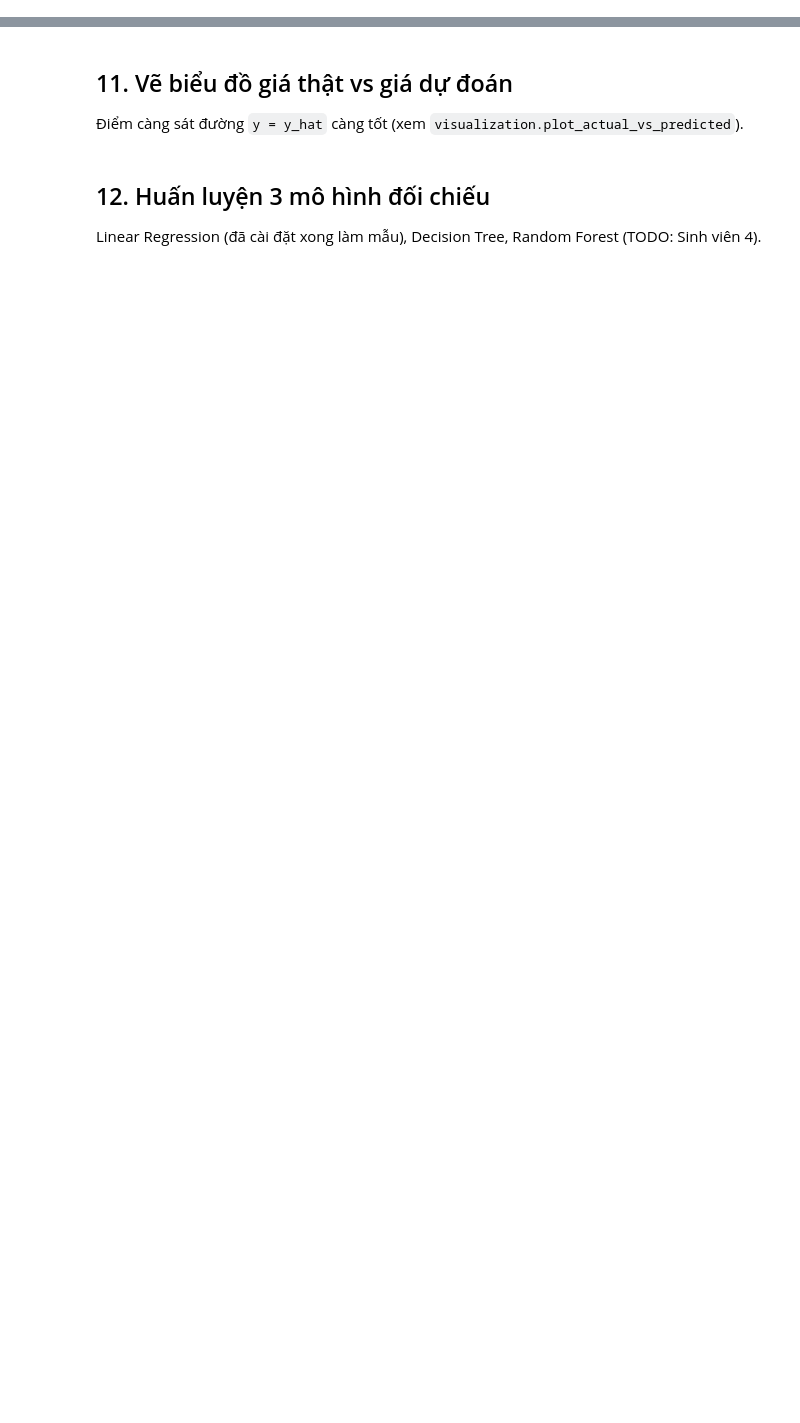
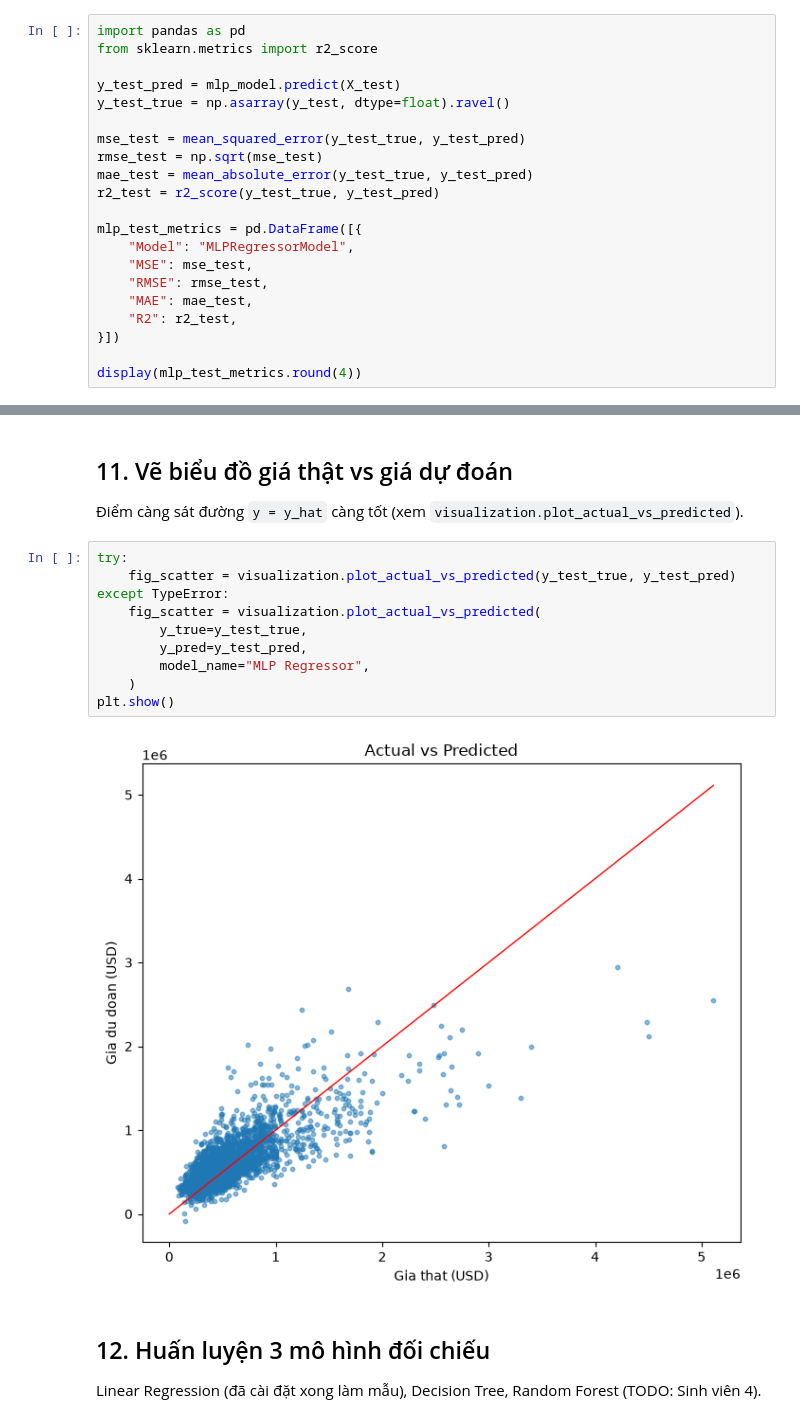
Before and after one commit to ThanhHuyMLE/Project_MachineLearning_Group5, a Jupyter notebook: notebooks/practice_04_mlp_regression.ipynb, the cells around one changed output, grey strips where cells are left out. Saved outputs shown, nothing was run; the diff lists cells and outputs as text; blank space fills up the shorter version.

Commit message:
FEAT(stage3): complete MLP notebook steps 6-13 and add pipeline tests

```diff
--- a/notebooks/practice_04_mlp_regression.ipynb
+++ b/notebooks/practice_04_mlp_regression.ipynb
@@ -458,3 +582,24 @@ Vẽ đường loss train/validation theo epoch để phát hiện overfitting (
 ## 9. Đánh giá mô hình
 
 Tính MSE, RMSE, MAE, R2 trên tập test (không dùng test để chọn mô hình).
+# %%
+import pandas as pd
+from sklearn.metrics import r2_score
+
+y_test_pred = mlp_model.predict(X_test)
+y_test_true = np.asarray(y_test, dtype=float).ravel()
+
+mse_test = mean_squared_error(y_test_true, y_test_pred)
+rmse_test = np.sqrt(mse_test)
+mae_test = mean_absolute_error(y_test_true, y_test_pred)
+r2_test = r2_score(y_test_true, y_test_pred)
+
+mlp_test_metrics = pd.DataFrame([{
+    "Model": "MLPRegressorModel",
+    "MSE": mse_test,
+    "RMSE": rmse_test,
+    "MAE": mae_test,
+    "R2": r2_test,
+}])
+
+display(mlp_test_metrics.round(4))
@@ -466,6 +663,18 @@ Dùng mô hình đã fit để dự đoán trên tập test và trên nhà mới
 ## 11. Vẽ biểu đồ giá thật vs giá dự đoán
 
 Điểm càng sát đường `y = y_hat` càng tốt (xem `visualization.plot_actual_vs_predicted`).
+# %%
+try:
+    fig_scatter = visualization.plot_actual_vs_predicted(y_test_true, y_test_pred)
+except TypeError:
+    fig_scatter = visualization.plot_actual_vs_predicted(
+        y_true=y_test_true,
+        y_pred=y_test_pred,
+        model_name="MLP Regressor",
+    )
+plt.show()
+# %% [output]
+[figure, added]
 # %% [markdown]
 ## 12. Huấn luyện 3 mô hình đối chiếu
 
```
Also changed, not shown: parts of 9 cells of this notebook, 2 other files.
